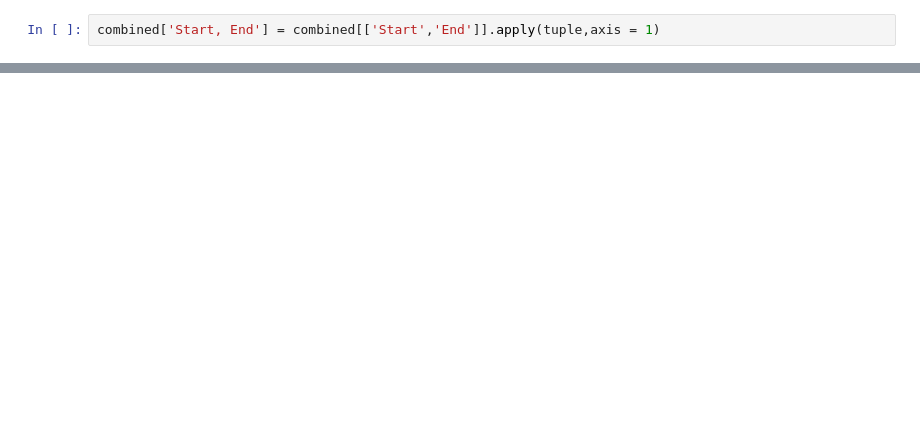
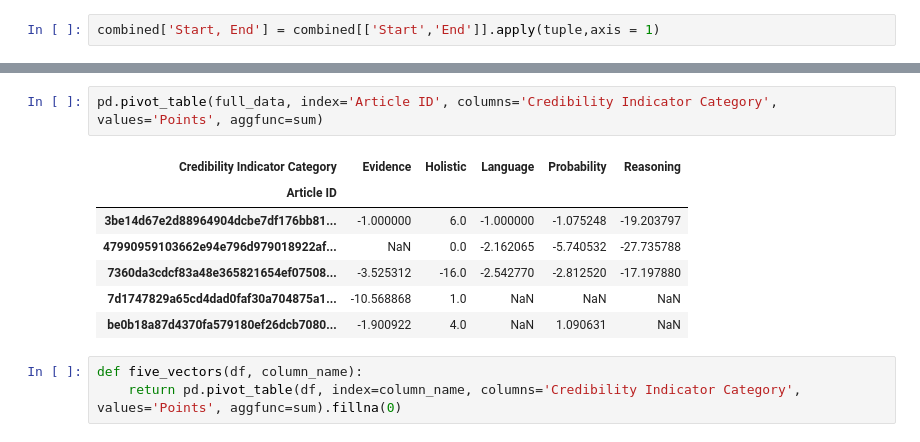
Before and after one commit to Goodly/pe-consensus-scoring, a Jupyter notebook: consensus_and_scoring/newsfeed/visualizations/test.ipynb, the cells around one changed output, grey strips where cells are left out. Saved outputs shown, nothing was run; the diff lists cells and outputs as text; blank space fills up the shorter version.

```diff
--- a/consensus_and_scoring/newsfeed/visualizations/test.ipynb
+++ b/consensus_and_scoring/newsfeed/visualizations/test.ipynb
@@ -108,0 +140,13 @@ data
+# %%
+pd.pivot_table(full_data, index='Article ID', columns='Credibility Indicator Category', values='Points', aggfunc=sum)
+# %% [output]
+| Credibility Indicator Category | Evidence | Holistic | Language | Probability | Reasoning |
+| Article ID |  |  |  |  |  |
+| 3be14d67e2d88964904dcbe7df176bb81... | -1.000000 | 6.0 | -1.000000 | -1.075248 | -19.203797 |
+| 47990959103662e94e796d979018922af... | NaN | 0.0 | -2.162065 | -5.740532 | -27.735788 |
+| 7360da3cdcf83a48e365821654ef07508... | -3.525312 | -16.0 | -2.542770 | -2.812520 | -17.197880 |
+| 7d1747829a65cd4dad0faf30a704875a1... | -10.568868 | 1.0 | NaN | NaN | NaN |
+| be0b18a87d4370fa579180ef26dcb7080... | -1.900922 | 4.0 | NaN | 1.090631 | NaN |
+# %%
+def five_vectors(df, column_name):
+    return pd.pivot_table(df, index=column_name, columns='Credibility Indicator Category', values='Points', aggfunc=sum).fillna(0)
```
Also changed, not shown: parts of 10 cells of this notebook.
